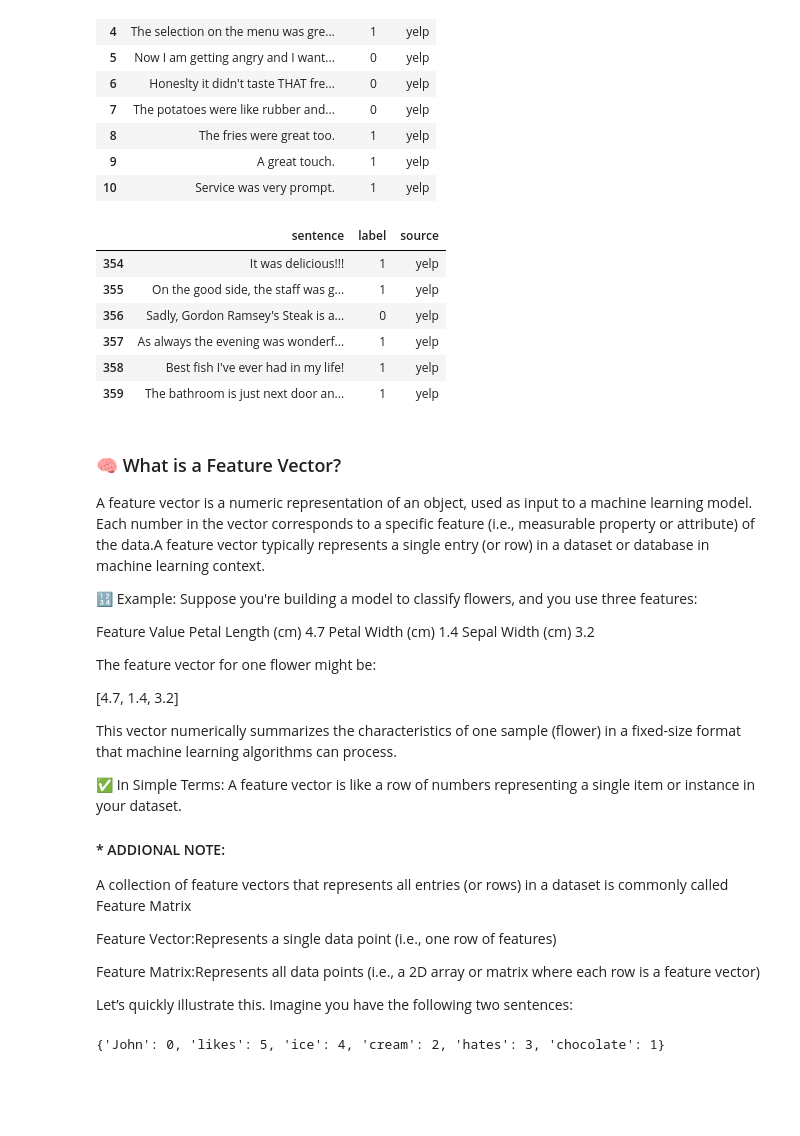
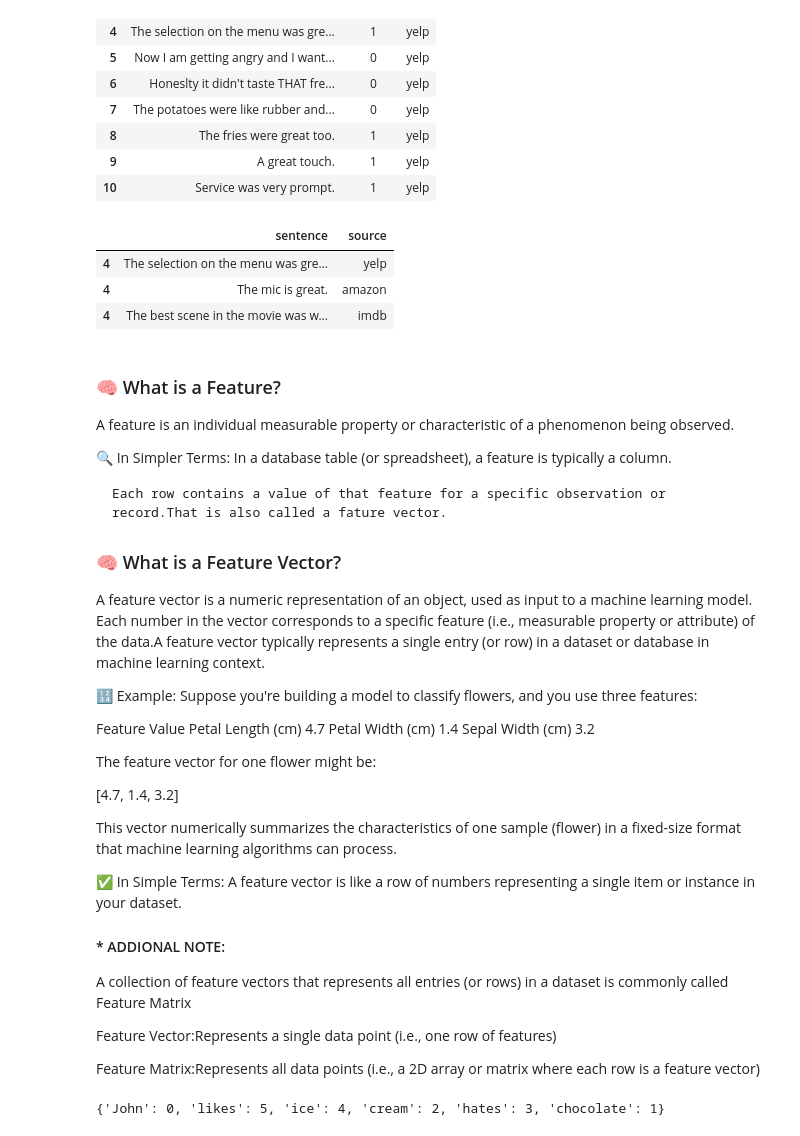
Before and after one commit to ishtiaqahmedz/practice_project_files, a Jupyter notebook: 906 Text-Classification,Sentiment Analysis.ipynb, the cells around one changed output. Saved outputs shown, nothing was run; the diff lists cells and outputs as text; code cells hidden in the pictures; blank space fills up the shorter version.

```diff
--- a/906 Text-Classification,Sentiment Analysis.ipynb
+++ b/906 Text-Classification,Sentiment Analysis.ipynb
@@ -65,16 +83,24 @@ df.iloc[0:11]
 | 9 | A great touch. | 1 | yelp |
 | 10 | Service was very prompt. | 1 | yelp |
 # %%
-df.iloc[354:360]
+df.loc[4,["sentence","source"]] #pick index 4 and show two columns
 # %% [output]
-|  | sentence | label | source |
-| 354 | It was delicious!!! | 1 | yelp |
-| 355 | On the good side, the staff was g... | 1 | yelp |
-| 356 | Sadly, Gordon Ramsey's Steak is a... | 0 | yelp |
-| 357 | As always the evening was wonderf... | 1 | yelp |
-| 358 | Best fish I've ever had in my life! | 1 | yelp |
-| 359 | The bathroom is just next door an... | 1 | yelp |
+|  | sentence | source |
+| 4 | The selection on the menu was gre... | yelp |
+| 4 | The mic is great. | amazon |
+| 4 | The best scene in the movie was w... | imdb |
 # %% [markdown]
+
+ ### 🧠 What is a Feature?
+
+A feature is an individual measurable property or characteristic of a phenomenon being observed.
+
+🔍 In Simpler Terms:
+    In a database table (or spreadsheet), a feature is typically a column.
+
+    Each row contains a value of that feature for a specific observation or record.That is also called a fature vector.
+
+
 
  ### 🧠 What is a Feature Vector?
 
@@ -106,9 +132,4 @@ A collection of feature vectors that represents all entries (or rows) in a datas
 Feature Vector:Represents a single data point (i.e., one row of features)
 
 Feature Matrix:Represents all data points (i.e., a 2D array or matrix where each row is a feature vector)
-
-
-
-
-Let’s quickly illustrate this. Imagine you have the following two sentences:
 # %%
```
Also changed, not shown: parts of 26 cells of this notebook, 1 other file.
